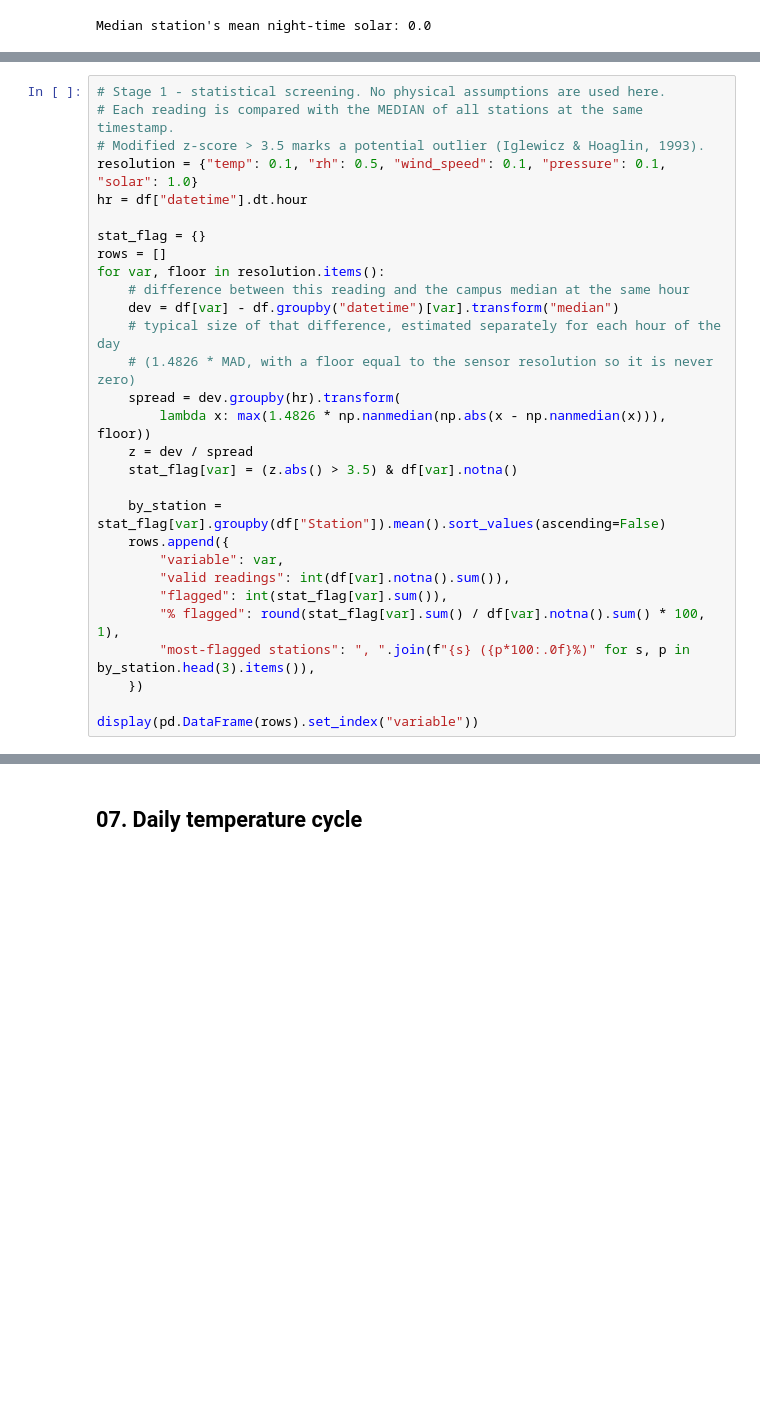
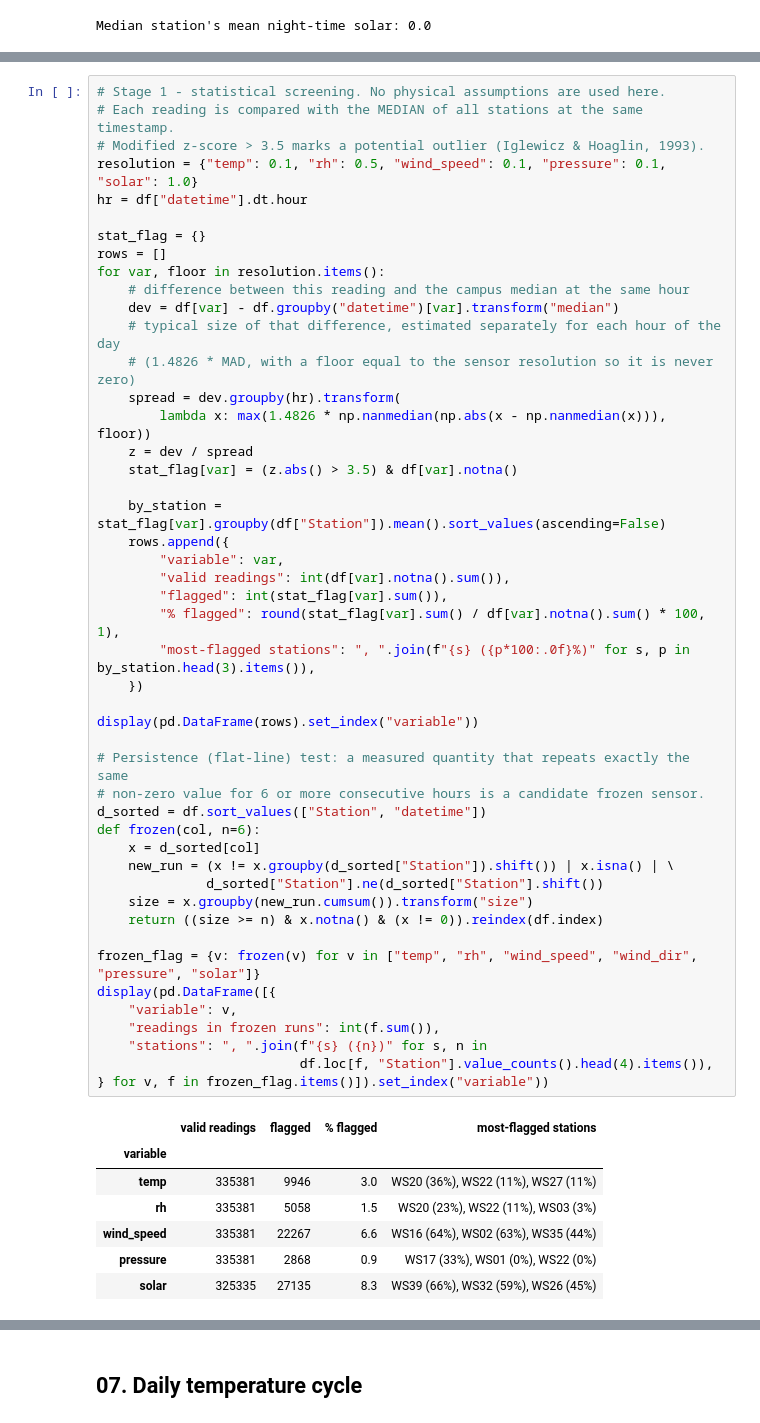
Before and after one commit to fabianhuang54/BPS5231-Spatial-Intelligence-for-Urban-Greening, a Jupyter notebook: notebooks/01_weather_eda.ipynb, the cells around one changed output, grey strips where cells are left out. Cells and saved outputs as stored; diff of their text form; blank space fills up the shorter version.

```diff
--- a/notebooks/01_weather_eda.ipynb
+++ b/notebooks/01_weather_eda.ipynb
@@ -216,29 +219,55 @@ The test makes no assumption about sunlight, pressure or wind, so it is unbiased
 # %%
 # Stage 1 - statistical screening. No physical assumptions are used here.
 # Each reading is compared with the MEDIAN of all stations at the same timestamp.
 # Modified z-score > 3.5 marks a potential outlier (Iglewicz & Hoaglin, 1993).
 resolution = {"temp": 0.1, "rh": 0.5, "wind_speed": 0.1, "pressure": 0.1, "solar": 1.0}
 hr = df["datetime"].dt.hour
 
 stat_flag = {}
 rows = []
 for var, floor in resolution.items():
     # difference between this reading and the campus median at the same hour
     dev = df[var] - df.groupby("datetime")[var].transform("median")
     # typical size of that difference, estimated separately for each hour of the day
     # (1.4826 * MAD, with a floor equal to the sensor resolution so it is never zero)
     spread = dev.groupby(hr).transform(
         lambda x: max(1.4826 * np.nanmedian(np.abs(x - np.nanmedian(x))), floor))
     z = dev / spread
     stat_flag[var] = (z.abs() > 3.5) & df[var].notna()
 
     by_station = stat_flag[var].groupby(df["Station"]).mean().sort_values(ascending=False)
     rows.append({
         "variable": var,
         "valid readings": int(df[var].notna().sum()),
         "flagged": int(stat_flag[var].sum()),
         "% flagged": round(stat_flag[var].sum() / df[var].notna().sum() * 100, 1),
         "most-flagged stations": ", ".join(f"{s} ({p*100:.0f}%)" for s, p in by_station.head(3).items()),
     })
 
 display(pd.DataFrame(rows).set_index("variable"))
+
+# Persistence (flat-line) test: a measured quantity that repeats exactly the same
+# non-zero value for 6 or more consecutive hours is a candidate frozen sensor.
+d_sorted = df.sort_values(["Station", "datetime"])
+def frozen(col, n=6):
+    x = d_sorted[col]
+    new_run = (x != x.groupby(d_sorted["Station"]).shift()) | x.isna() | \
+              d_sorted["Station"].ne(d_sorted["Station"].shift())
+    size = x.groupby(new_run.cumsum()).transform("size")
+    return ((size >= n) & x.notna() & (x != 0)).reindex(df.index)
+
+frozen_flag = {v: frozen(v) for v in ["temp", "rh", "wind_speed", "wind_dir", "pressure", "solar"]}
+display(pd.DataFrame([{
+    "variable": v,
+    "readings in frozen runs": int(f.sum()),
+    "stations": ", ".join(f"{s} ({n})" for s, n in
+                          df.loc[f, "Station"].value_counts().head(4).items()),
+} for v, f in frozen_flag.items()]).set_index("variable"))
+# %% [output]
+|  | valid readings | flagged | % flagged | most-flagged stations |
+| variable |  |  |  |  |
+| temp | 335381 | 9946 | 3.0 | WS20 (36%), WS22 (11%), WS27 (11%) |
+| rh | 335381 | 5058 | 1.5 | WS20 (23%), WS22 (11%), WS03 (3%) |
+| wind_speed | 335381 | 22267 | 6.6 | WS16 (64%), WS02 (63%), WS35 (44%) |
+| pressure | 335381 | 2868 | 0.9 | WS17 (33%), WS01 (0%), WS22 (0%) |
+| solar | 325335 | 27135 | 8.3 | WS39 (66%), WS32 (59%), WS26 (45%) |
```
Also changed, not shown: parts of 4 cells of this notebook, 2 other files.
